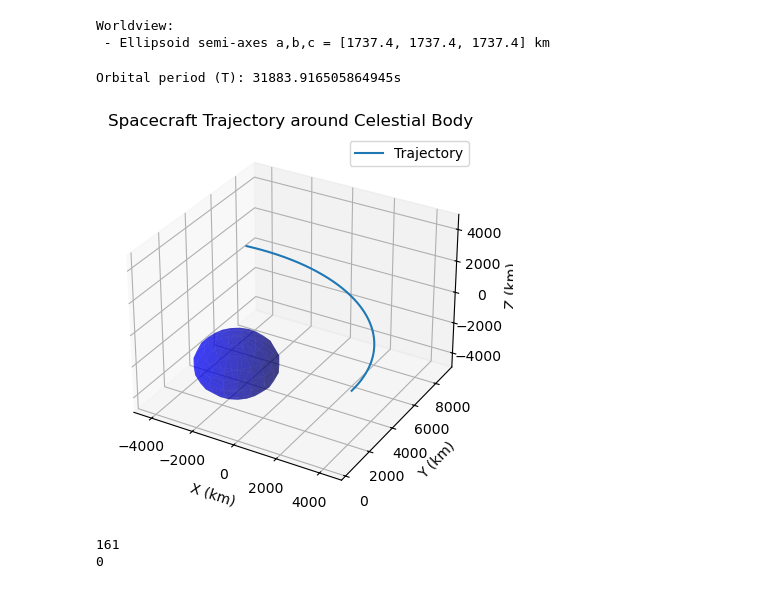
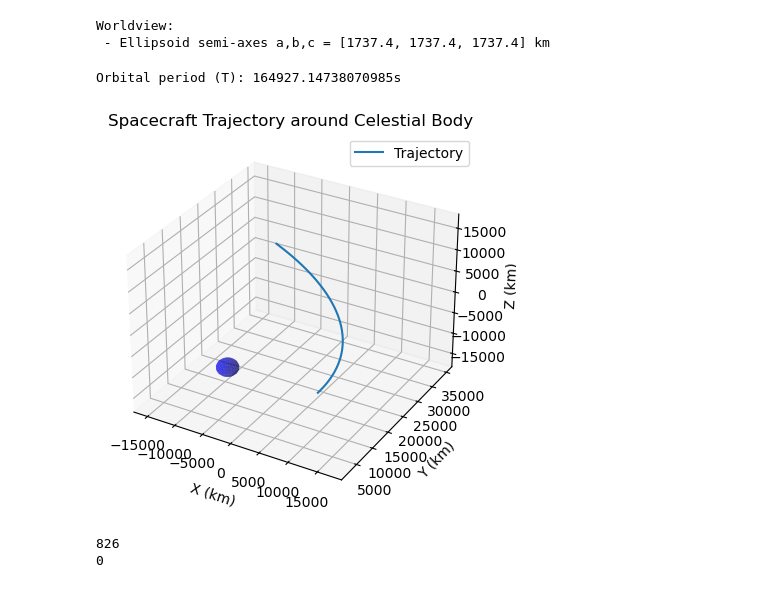
Before and after one commit to colin-skinner/horizon-op-nav, a Jupyter notebook: Measurments/InterfaceTester2.ipynb, the cells around one changed output. Drawn from its saved outputs; the diff is of its cells as text; code cells hidden in the pictures.

```diff
--- a/Measurments/InterfaceTester2.ipynb
+++ b/Measurments/InterfaceTester2.ipynb
@@ -38,6 +38,8 @@ f, mu, n_pixels = Set_camera() #Sagitta camera parameters
 camera = Camera(f, mu, n_pixels)
 camera.calc_specs()
 moon_radius = 1737.4 # km
+moon_mu = 4902.800066 # km^3/s^2
+
 body = Body(a=moon_radius, b=moon_radius, c=moon_radius)
 #print(camera)
 print(body)
@@ -61,28 +63,34 @@ camera_spec_ellie = {
     "height": h,
 }
 
+camera_spec_ellie2 = {
+    "K": np.linalg.inv(camera.K_inv),
+    "width": camera.resolution[0],
+    "height": camera.resolution[1],
+}
+
 cr_alg = ChristianRobinson(k_inv, body.a, body.b, body.c)
 # %% [output]
 Worldview:
  - Ellipsoid semi-axes a,b,c = [1737.4, 1737.4, 1737.4] km
 # %%
-pos = np.array([5000, 400, 100])
+pos = np.array([15000, 400, 100])
 r = np.linalg.norm(pos)
-v = np.sqrt(body_struct["mu"] / r) + 0.2 # km/s, slightly
+v = np.sqrt( moon_mu / r) + 0.2 # km/s, slightly
 State0 = [pos[0], pos[1], pos[2], 0, v, 0]
 
 
 
 dt = 100
 op, body_struct = gen_traj(Starting_state=State0, dt=dt)
 plot_traj(op, body_struct)
 
 print(len(op.states))
 print(op.ts[0])
 # %% [output]
-Orbital period (T): 31883.916505864945s
+Orbital period (T): 164927.14738070985s
-[figure, old version]
+[figure, new version]
-161
+826
 0
 # %%
 # for 10 points along traj gen images and test CR alg
```
Also changed, not shown: parts of 6 cells of this notebook, 4 other files.
